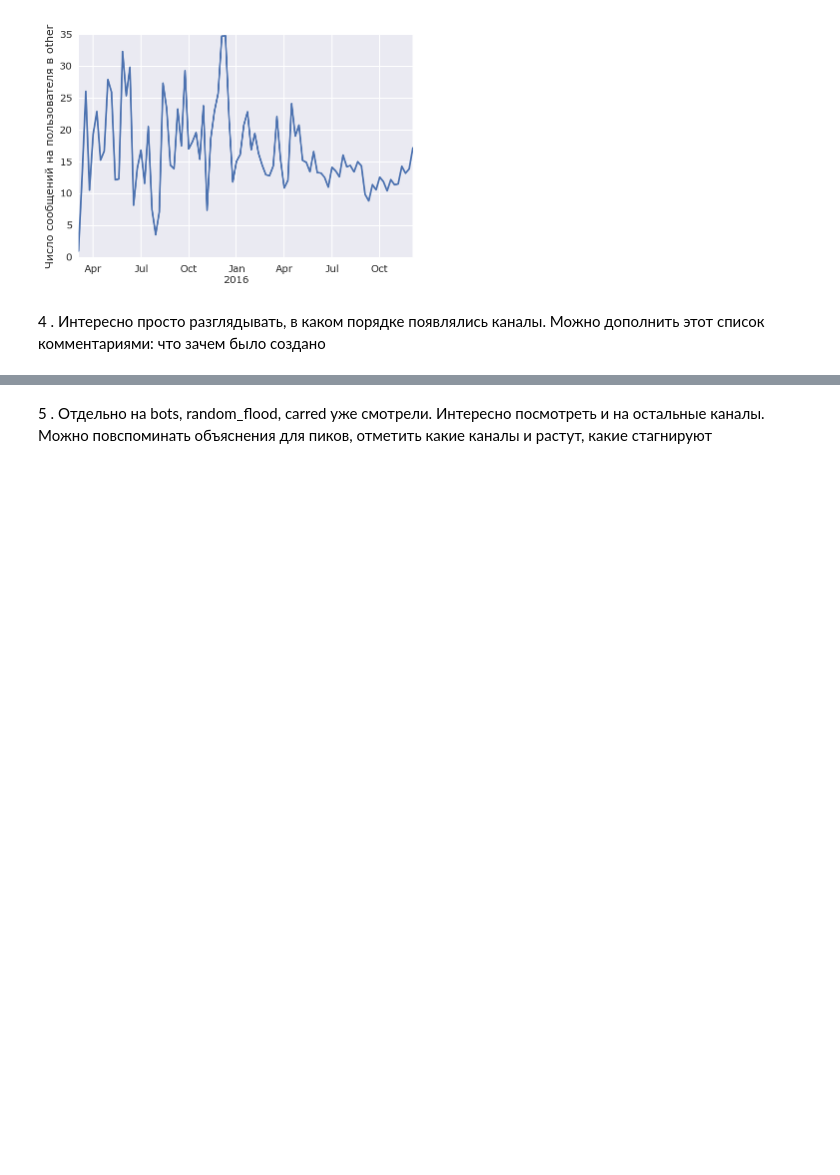
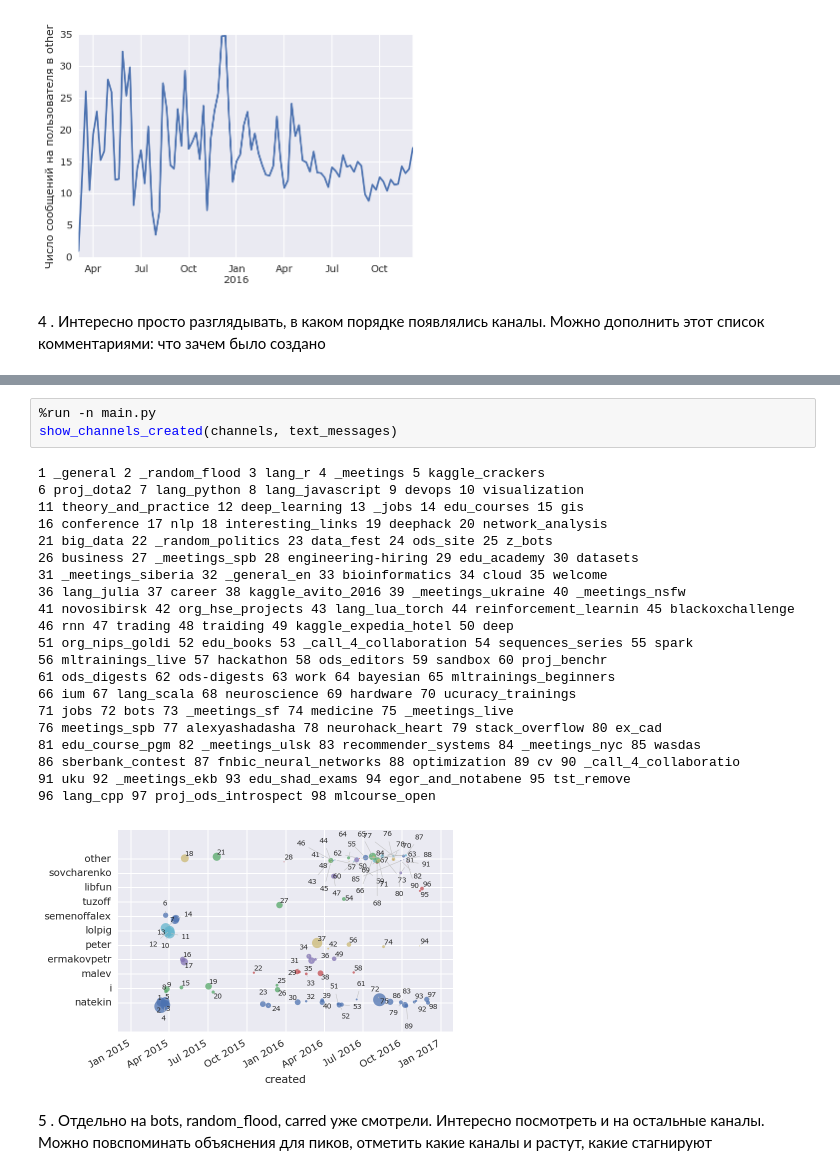
Before and after one commit to alexanderkuk/analyze-ods, a Jupyter notebook: notes.ipynb, the cells around one changed output, grey strips where cells are left out. Cells and saved outputs as stored; diff of their text form; blank space fills up the shorter version.

```diff
--- a/notes.ipynb
+++ b/notes.ipynb
@@ -67,3 +46,28 @@ for record in sorted(channels, key=lambda _: _.created)[:50]:
+# %%
+%run -n main.py
+show_channels_created(channels, text_messages)
+# %% [output]
+1 _general 2 _random_flood 3 lang_r 4 _meetings 5 kaggle_crackers
+6 proj_dota2 7 lang_python 8 lang_javascript 9 devops 10 visualization
+11 theory_and_practice 12 deep_learning 13 _jobs 14 edu_courses 15 gis
+16 conference 17 nlp 18 interesting_links 19 deephack 20 network_analysis
+21 big_data 22 _random_politics 23 data_fest 24 ods_site 25 z_bots
+26 business 27 _meetings_spb 28 engineering-hiring 29 edu_academy 30 datasets
+31 _meetings_siberia 32 _general_en 33 bioinformatics 34 cloud 35 welcome
+36 lang_julia 37 career 38 kaggle_avito_2016 39 _meetings_ukraine 40 _meetings_nsfw
+41 novosibirsk 42 org_hse_projects 43 lang_lua_torch 44 reinforcement_learnin 45 blackoxchallenge
+46 rnn 47 trading 48 traiding 49 kaggle_expedia_hotel 50 deep
+51 org_nips_goldi 52 edu_books 53 _call_4_collaboration 54 sequences_series 55 spark
+56 mltrainings_live 57 hackathon 58 ods_editors 59 sandbox 60 proj_benchr
+61 ods_digests 62 ods-digests 63 work 64 bayesian 65 mltrainings_beginners
+66 ium 67 lang_scala 68 neuroscience 69 hardware 70 ucuracy_trainings
+71 jobs 72 bots 73 _meetings_sf 74 medicine 75 _meetings_live
+76 meetings_spb 77 alexyashadasha 78 neurohack_heart 79 stack_overflow 80 ex_cad
+81 edu_course_pgm 82 _meetings_ulsk 83 recommender_systems 84 _meetings_nyc 85 wasdas
+86 sberbank_contest 87 fnbic_neural_networks 88 optimization 89 cv 90 _call_4_collaboratio
+91 uku 92 _meetings_ekb 93 edu_shad_exams 94 egor_and_notabene 95 tst_remove
+96 lang_cpp 97 proj_ods_introspect 98 mlcourse_open
+[figure, added]
 # %% [markdown]
 5 . Отдельно на bots, random_flood, carred уже смотрели. Интересно посмотреть и на остальные каналы. Можно повспоминать объяснения для пиков, отметить какие каналы и растут, какие стагнируют
 # %%
```
Also changed, not shown: parts of 26 cells of this notebook, 14 other files.
